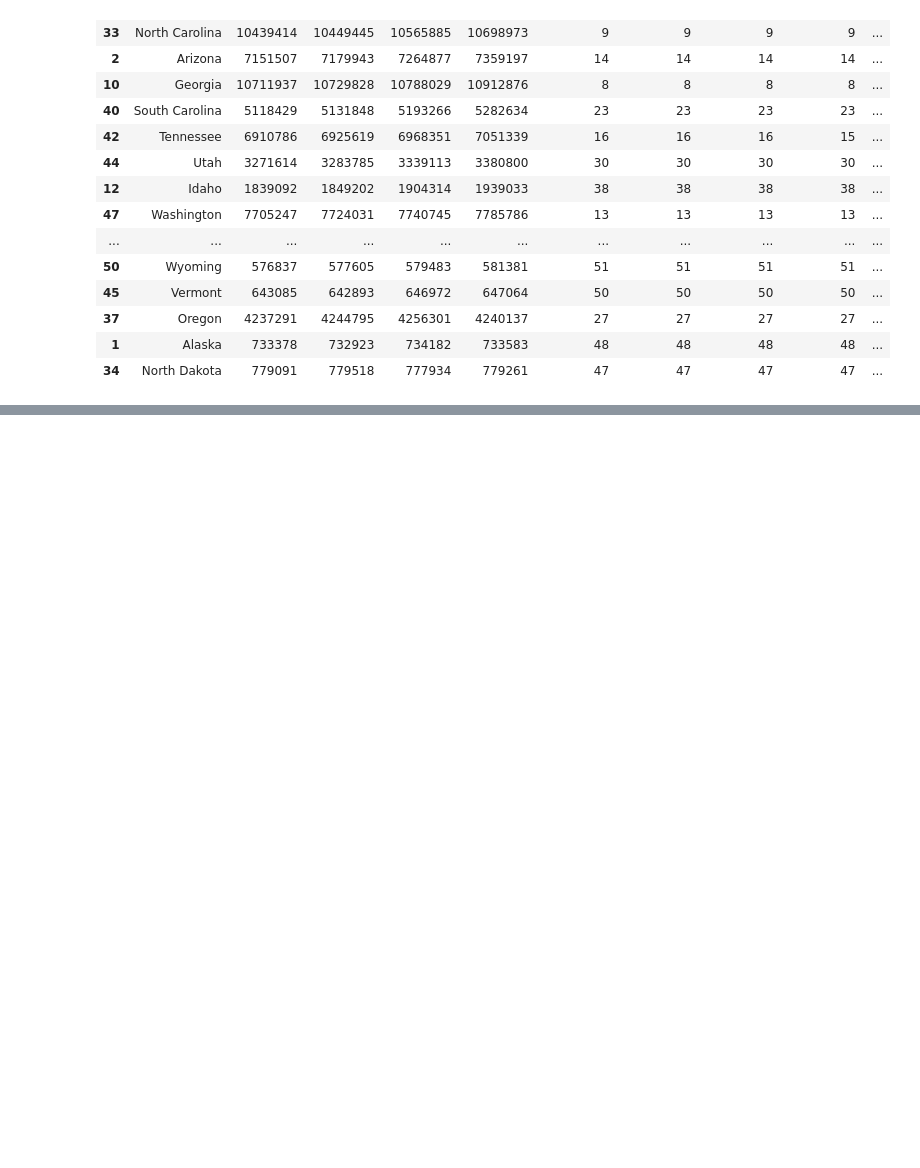
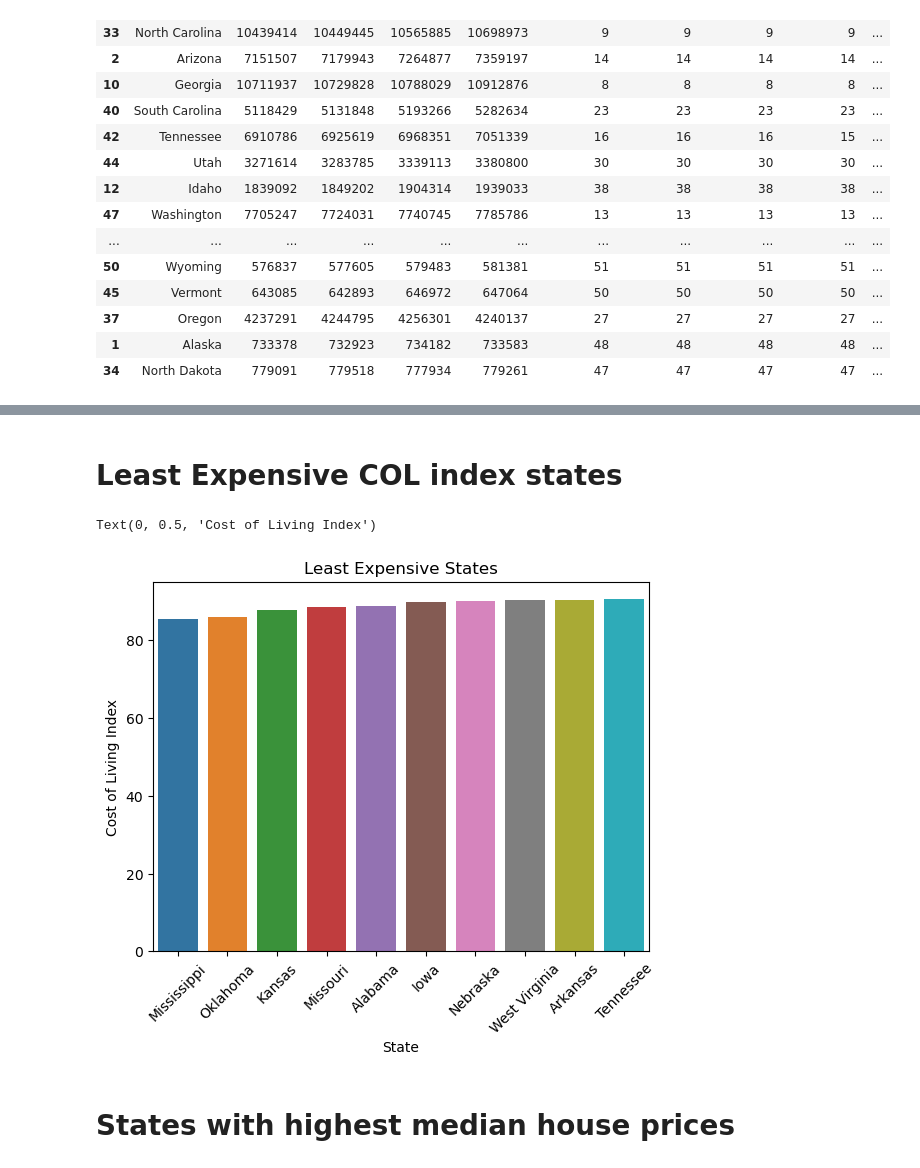
Before and after one commit to CameronMatlock/DA9_capstone_cmatlock, a Jupyter notebook: notebook/cmatlock_capstone.ipynb, the cells around one changed output, grey strips where cells are left out. Saved outputs shown, nothing was run; the diff lists cells and outputs as text; code cells hidden in the pictures; blank space fills up the shorter version.

```diff
--- a/notebook/cmatlock_capstone.ipynb
+++ b/notebook/cmatlock_capstone.ipynb
@@ -378,0 +417,15 @@ ValueError: x must be a label or position
+# %% [markdown]
+# Least Expensive COL index states
+# %%
+col_bot_10 = col.sort_values('Cost of Living Index', ascending=True).head(10)
+# %%
+sns.barplot(x = 'state', y = 'Cost of Living Index', data = col_bot_10)
+plt.title('Least Expensive States')
+plt.xticks(rotation = 45, fontsize = 10)
+plt.xlabel('State')
+plt.ylabel('Cost of Living Index')
+# %% [output]
+Text(0, 0.5, 'Cost of Living Index')
+[figure, added]
+# %% [markdown]
+# States with highest median house prices
```
Also changed, not shown: parts of 24 cells of this notebook, 1 other file.
